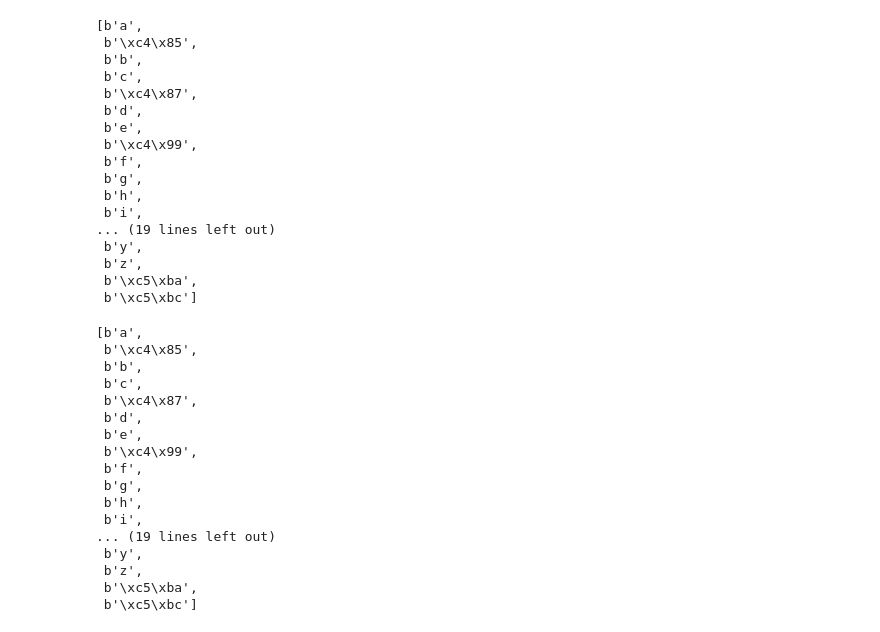
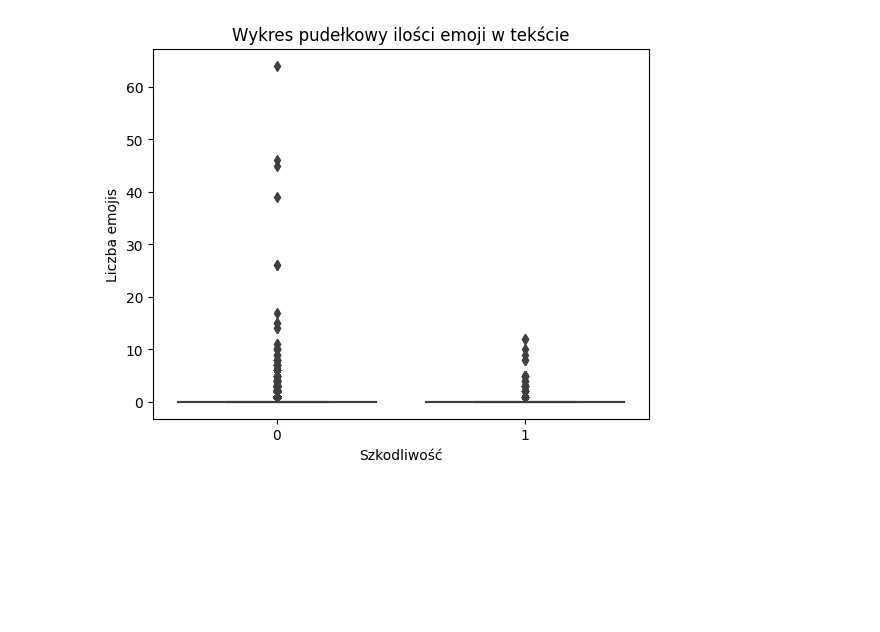
Before and after one commit to szpwski/nlp_poleval_text_classification, a Jupyter notebook: eda.ipynb, the cells around one changed output. Cells and saved outputs as stored; diff of their text form; code cells hidden in the pictures; blank space fills up the shorter version.

```diff
--- a/eda.ipynb
+++ b/eda.ipynb
@@ -91,2 +163,0 @@ pl_letters = 'a ą b c ć d e ę f g h i j k l ł m n ń o ó p q r s ś t u v w
-# %%
-train['is_emoji'] = train.text.apply(lambda row: all([True if c.encode() not in pl_letters.encode().split() else False for c in row.split()]))
@@ -133,41 +164,7 @@ train[train.index == 11036].text.values[0]
-# %%
-pl_letters.encode().split()
-# %% [output]
-[b'a',
- b'\xc4\x85',
- b'b',
- b'c',
- b'\xc4\x87',
- b'd',
- b'e',
- b'\xc4\x99',
- b'f',
- b'g',
- b'h',
- b'i',
-... (19 lines left out)
- b'y',
- b'z',
- b'\xc5\xba',
- b'\xc5\xbc']
-# %%
-pl_letters = 'a ą b c ć d e ę f g h i j k l ł m n ń o ó p q r s ś t u v w x y z ź ż'
-pl_letters.encode().split()
-# %% [output]
-[b'a',
- b'\xc4\x85',
- b'b',
- b'c',
- b'\xc4\x87',
- b'd',
- b'e',
- b'\xc4\x99',
- b'f',
- b'g',
- b'h',
- b'i',
-... (19 lines left out)
- b'y',
- b'z',
- b'\xc5\xba',
- b'\xc5\xbc']
+# %%
+train['emojis'] = train.text.apply(lambda row: encoded_special_signs(row))
+plot = sns.boxplot(y='emojis', x='label', data=train)
+update_seaborn_plot_labels_title(plot, xlabel='Szkodliwość', ylabel='Liczba emojis', title='Wykres pudełkowy ilości emoji w tekście')
+plt.show()
+# %% [output]
+[figure, added]
```
Also changed, not shown: parts of 16 cells of this notebook, 1 other file.
